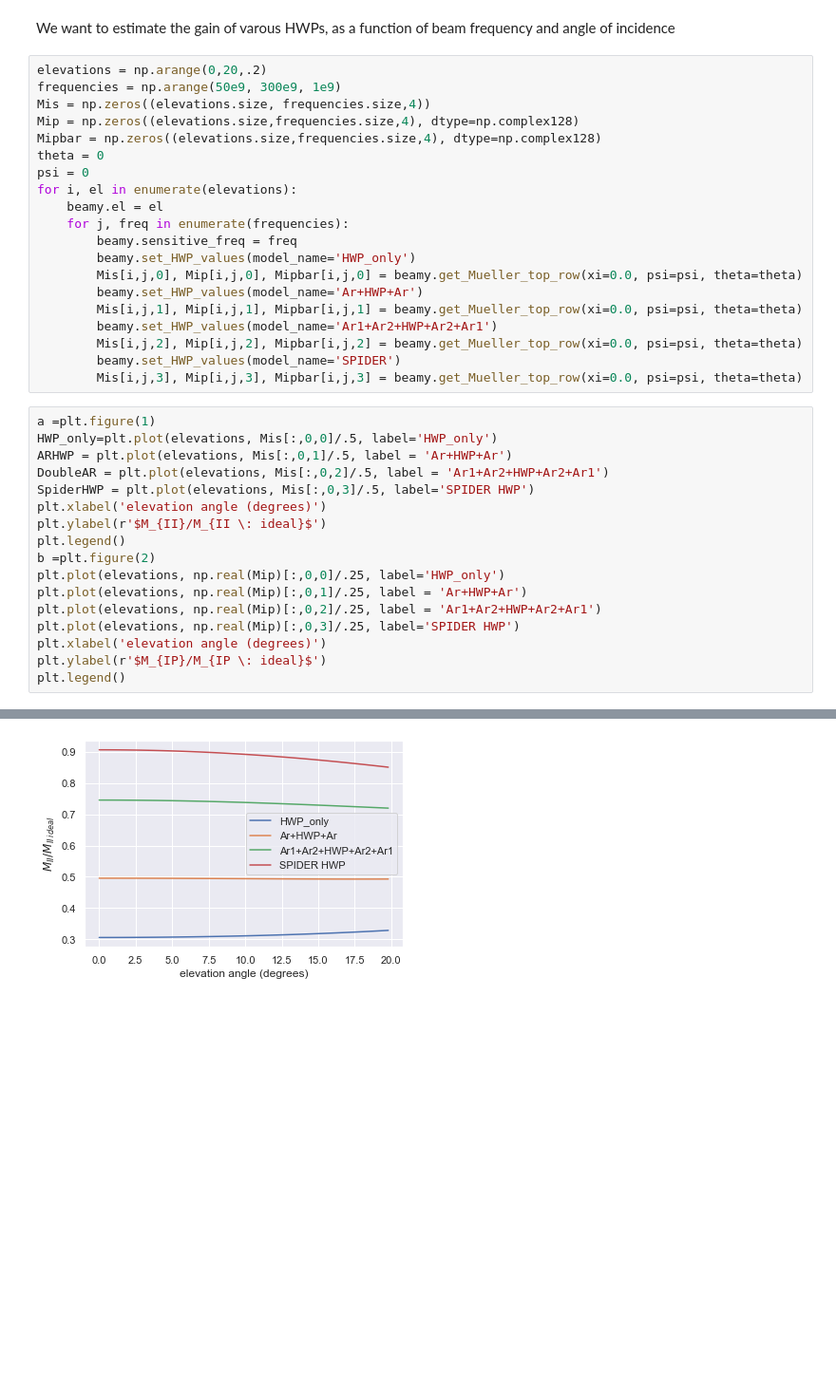
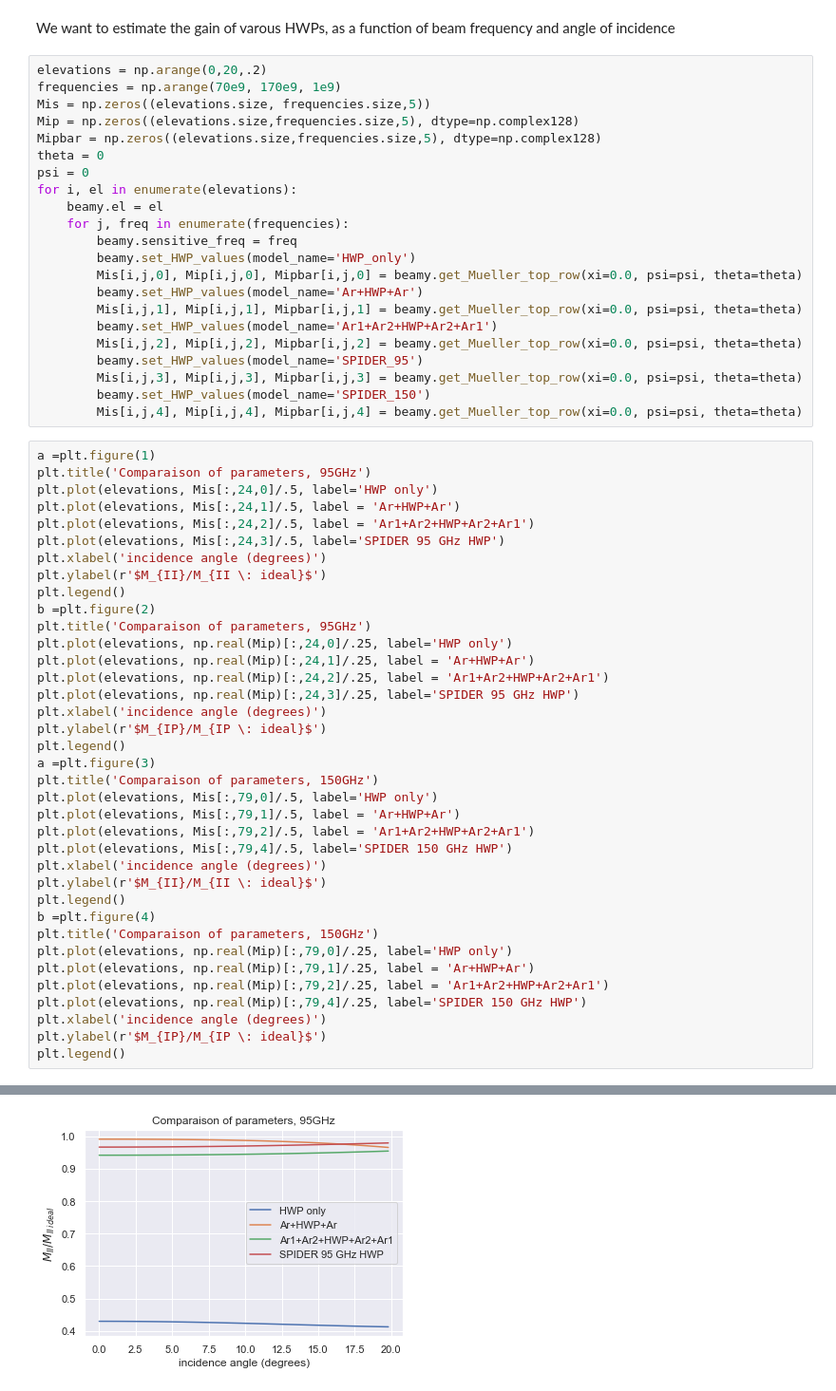
Before and after one commit to AdriJD/beamconv, a Jupyter notebook: notebooks/HWP_Class_tests.ipynb, the cells around one changed output, grey strips where cells are left out. Shown: that part at 95% size. Saved outputs shown, nothing was run; the diff lists cells and outputs as text; blank space fills up the shorter version.

Commit message:
Reflect the existence of two different spider HWPs

```diff
--- a/notebooks/HWP_Class_tests.ipynb
+++ b/notebooks/HWP_Class_tests.ipynb
@@ -142,10 +147,10 @@ mipbar_plot = plt.plot(theta/np.pi, M_II, 'r', theta/np.pi, np.real(M_IP_bar), '
 We want to estimate the gain of varous HWPs, as a function of beam frequency and angle of incidence
 # %%
 elevations = np.arange(0,20,.2)
-frequencies = np.arange(50e9, 300e9, 1e9)
-Mis = np.zeros((elevations.size, frequencies.size,4))
-Mip = np.zeros((elevations.size,frequencies.size,4), dtype=np.complex128)
-Mipbar = np.zeros((elevations.size,frequencies.size,4), dtype=np.complex128)
+frequencies = np.arange(70e9, 170e9, 1e9)
+Mis = np.zeros((elevations.size, frequencies.size,5))
+Mip = np.zeros((elevations.size,frequencies.size,5), dtype=np.complex128)
+Mipbar = np.zeros((elevations.size,frequencies.size,5), dtype=np.complex128)
 theta = 0
 psi = 0
 for i, el in enumerate(elevations):
@@ -158,25 +163,47 @@ for i, el in enumerate(elevations):
         Mis[i,j,1], Mip[i,j,1], Mipbar[i,j,1] = beamy.get_Mueller_top_row(xi=0.0, psi=psi, theta=theta)
         beamy.set_HWP_values(model_name='Ar1+Ar2+HWP+Ar2+Ar1')
         Mis[i,j,2], Mip[i,j,2], Mipbar[i,j,2] = beamy.get_Mueller_top_row(xi=0.0, psi=psi, theta=theta)
-        beamy.set_HWP_values(model_name='SPIDER')
+        beamy.set_HWP_values(model_name='SPIDER_95')
         Mis[i,j,3], Mip[i,j,3], Mipbar[i,j,3] = beamy.get_Mueller_top_row(xi=0.0, psi=psi, theta=theta)
+        beamy.set_HWP_values(model_name='SPIDER_150')
+        Mis[i,j,4], Mip[i,j,4], Mipbar[i,j,4] = beamy.get_Mueller_top_row(xi=0.0, psi=psi, theta=theta)
 # %%
 a =plt.figure(1)
-HWP_only=plt.plot(elevations, Mis[:,0,0]/.5, label='HWP_only')
-ARHWP = plt.plot(elevations, Mis[:,0,1]/.5, label = 'Ar+HWP+Ar')
-DoubleAR = plt.plot(elevations, Mis[:,0,2]/.5, label = 'Ar1+Ar2+HWP+Ar2+Ar1')
-SpiderHWP = plt.plot(elevations, Mis[:,0,3]/.5, label='SPIDER HWP')
-plt.xlabel('elevation angle (degrees)')
+plt.title('Comparaison of parameters, 95GHz')
+plt.plot(elevations, Mis[:,24,0]/.5, label='HWP only')
+plt.plot(elevations, Mis[:,24,1]/.5, label = 'Ar+HWP+Ar')
+plt.plot(elevations, Mis[:,24,2]/.5, label = 'Ar1+Ar2+HWP+Ar2+Ar1')
+plt.plot(elevations, Mis[:,24,3]/.5, label='SPIDER 95 GHz HWP')
+plt.xlabel('incidence angle (degrees)')
 plt.ylabel(r'$M_{II}/M_{II \: ideal}$')
 plt.legend()
 b =plt.figure(2)
-plt.plot(elevations, np.real(Mip)[:,0,0]/.25, label='HWP_only')
-plt.plot(elevations, np.real(Mip)[:,0,1]/.25, label = 'Ar+HWP+Ar')
-plt.plot(elevations, np.real(Mip)[:,0,2]/.25, label = 'Ar1+Ar2+HWP+Ar2+Ar1')
-plt.plot(elevations, np.real(Mip)[:,0,3]/.25, label='SPIDER HWP')
-plt.xlabel('elevation angle (degrees)')
+plt.title('Comparaison of parameters, 95GHz')
+plt.plot(elevations, np.real(Mip)[:,24,0]/.25, label='HWP only')
+plt.plot(elevations, np.real(Mip)[:,24,1]/.25, label = 'Ar+HWP+Ar')
+plt.plot(elevations, np.real(Mip)[:,24,2]/.25, label = 'Ar1+Ar2+HWP+Ar2+Ar1')
+plt.plot(elevations, np.real(Mip)[:,24,3]/.25, label='SPIDER 95 GHz HWP')
+plt.xlabel('incidence angle (degrees)')
 plt.ylabel(r'$M_{IP}/M_{IP \: ideal}$')
 plt.legend()
+a =plt.figure(3)
+plt.title('Comparaison of parameters, 150GHz')
+plt.plot(elevations, Mis[:,79,0]/.5, label='HWP only')
+plt.plot(elevations, Mis[:,79,1]/.5, label = 'Ar+HWP+Ar')
+plt.plot(elevations, Mis[:,79,2]/.5, label = 'Ar1+Ar2+HWP+Ar2+Ar1')
+plt.plot(elevations, Mis[:,79,4]/.5, label='SPIDER 150 GHz HWP')
+plt.xlabel('incidence angle (degrees)')
+plt.ylabel(r'$M_{II}/M_{II \: ideal}$')
+plt.legend()
+b =plt.figure(4)
+plt.title('Comparaison of parameters, 150GHz')
+plt.plot(elevations, np.real(Mip)[:,79,0]/.25, label='HWP only')
+plt.plot(elevations, np.real(Mip)[:,79,1]/.25, label = 'Ar+HWP+Ar')
+plt.plot(elevations, np.real(Mip)[:,79,2]/.25, label = 'Ar1+Ar2+HWP+Ar2+Ar1')
+plt.plot(elevations, np.real(Mip)[:,79,4]/.25, label='SPIDER 150 GHz HWP')
+plt.xlabel('incidence angle (degrees)')
+plt.ylabel(r'$M_{IP}/M_{IP \: ideal}$')
+plt.legend()
 # %% [output]
 <matplotlib.legend.Legend at 0x...>
-[figure, old version]
+[figure, new version]
```
Also changed, not shown: parts of 5 cells of this notebook, 2 other files.
